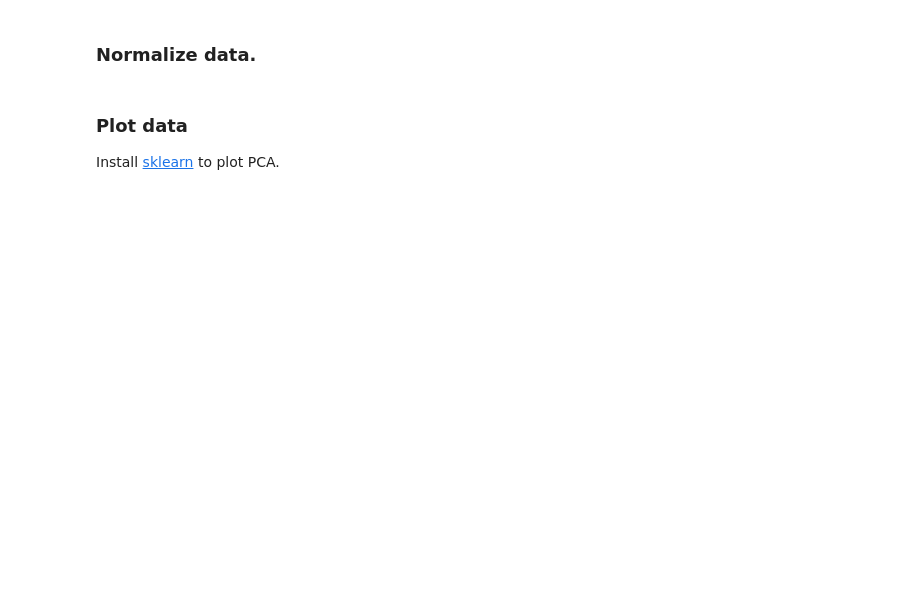
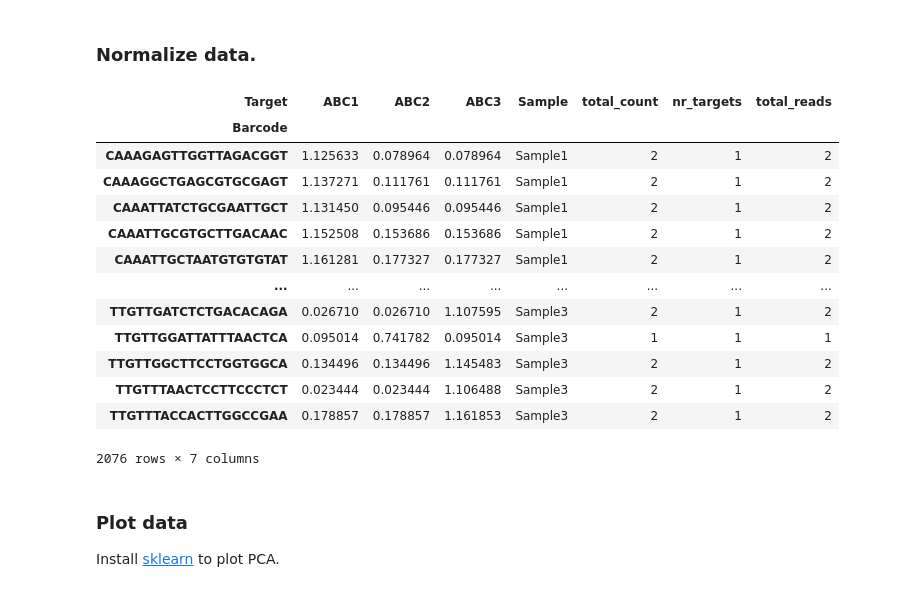
Before and after one commit to FrickTobias/DBS-Pro, a Jupyter notebook: example/example.ipynb, the cells around one changed output. Saved outputs shown, nothing was run; the diff lists cells and outputs as text; code cells hidden in the pictures; blank space fills up the shorter version.

```diff
--- a/example/example.ipynb
+++ b/example/example.ipynb
@@ -211,3 +218,20 @@ data_norm.loc[:,targets] = data_norm.loc[:,targets].apply(np.log1p)
+# %%
+data_norm
+# %% [output]
+| Target | ABC1 | ABC2 | ABC3 | Sample | total_count | nr_targets | total_reads |
+| Barcode |  |  |  |  |  |  |  |
+| CAAAGAGTTGGTTAGACGGT | 1.125633 | 0.078964 | 0.078964 | Sample1 | 2 | 1 | 2 |
+| CAAAGGCTGAGCGTGCGAGT | 1.137271 | 0.111761 | 0.111761 | Sample1 | 2 | 1 | 2 |
+| CAAATTATCTGCGAATTGCT | 1.131450 | 0.095446 | 0.095446 | Sample1 | 2 | 1 | 2 |
+| CAAATTGCGTGCTTGACAAC | 1.152508 | 0.153686 | 0.153686 | Sample1 | 2 | 1 | 2 |
+| CAAATTGCTAATGTGTGTAT | 1.161281 | 0.177327 | 0.177327 | Sample1 | 2 | 1 | 2 |
+| ... | ... | ... | ... | ... | ... | ... | ... |
+| TTGTTGATCTCTGACACAGA | 0.026710 | 0.026710 | 1.107595 | Sample3 | 2 | 1 | 2 |
+| TTGTTGGATTATTTAACTCA | 0.095014 | 0.741782 | 0.095014 | Sample3 | 1 | 1 | 1 |
+| TTGTTGGCTTCCTGGTGGCA | 0.134496 | 0.134496 | 1.145483 | Sample3 | 2 | 1 | 2 |
+| TTGTTTAACTCCTTCCCTCT | 0.023444 | 0.023444 | 1.106488 | Sample3 | 2 | 1 | 2 |
+| TTGTTTACCACTTGGCCGAA | 0.178857 | 0.178857 | 1.161853 | Sample3 | 2 | 1 | 2 |
+2076 rows × 7 columns
 # %% [markdown]
 ### Plot data
 
```
Also changed, not shown: parts of 16 cells of this notebook, 1 other file.
